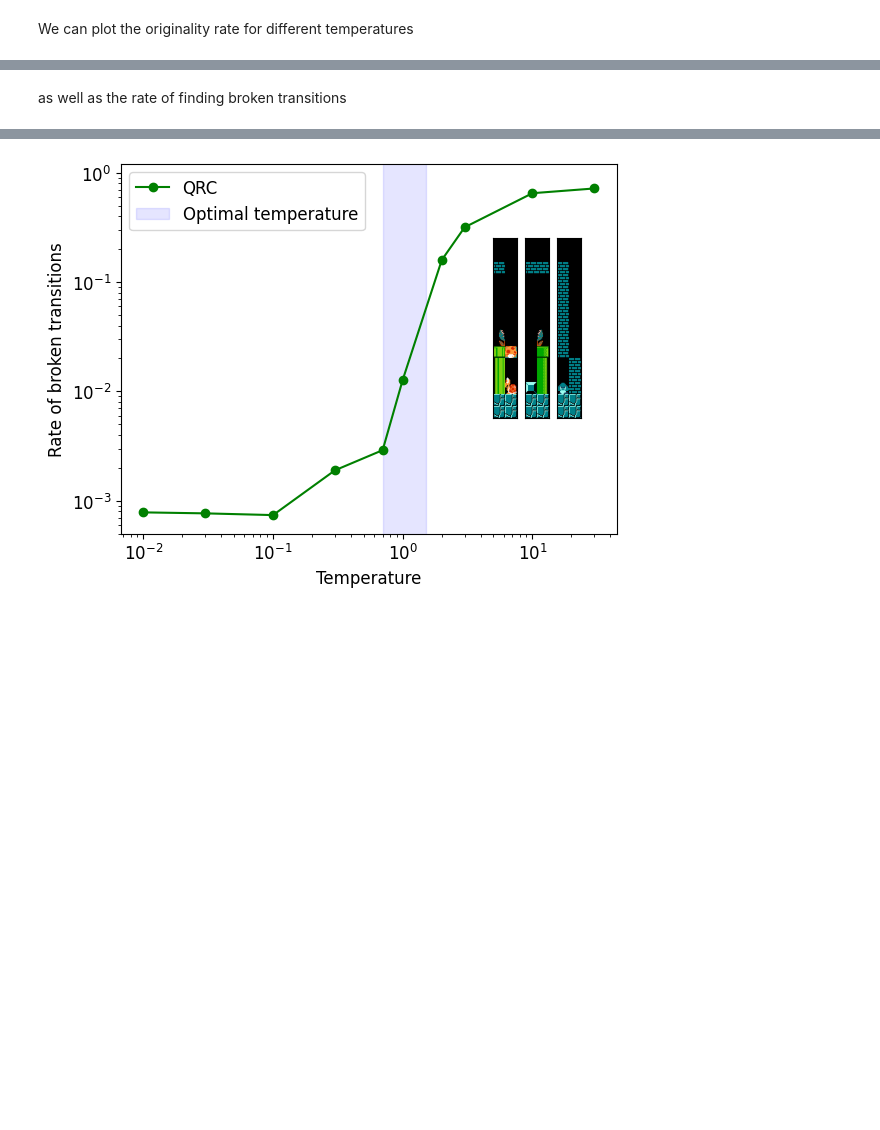
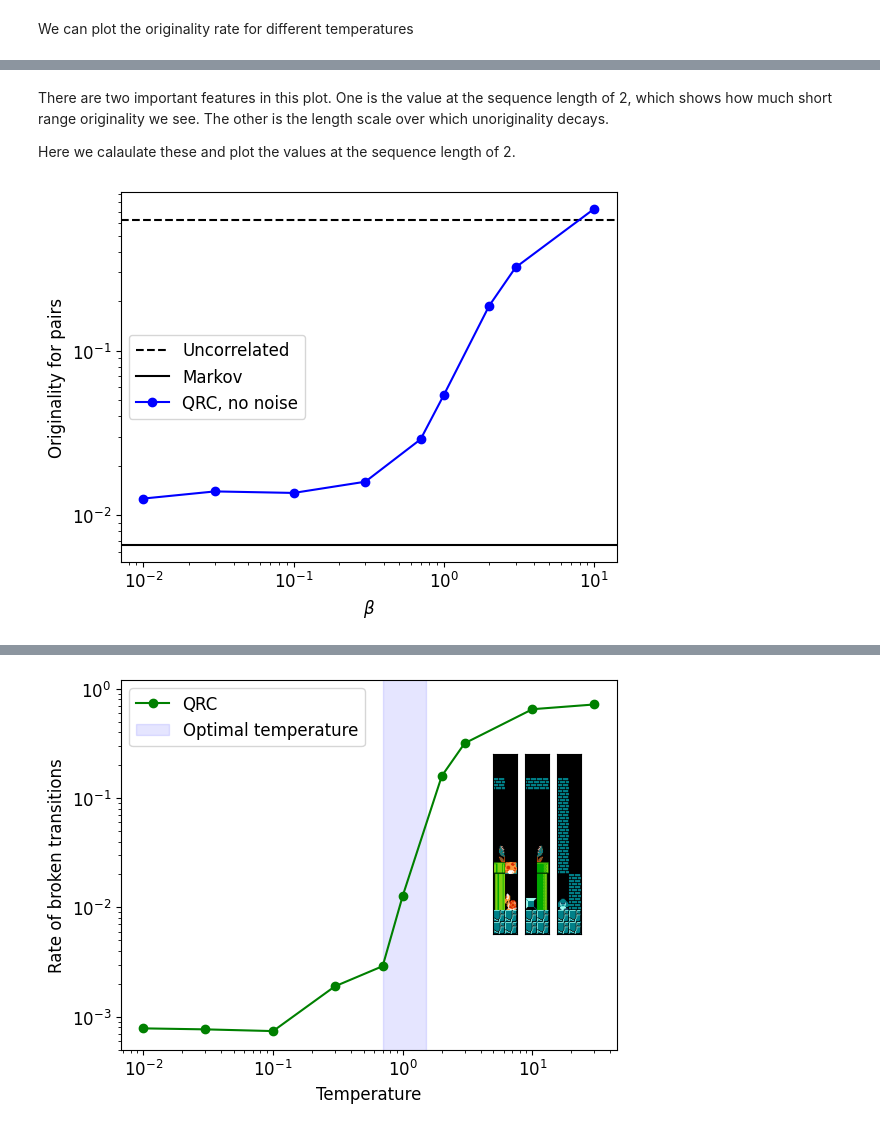
Before and after one commit to moth-quantum/OpenData, a Jupyter notebook: Level_Generation_with_Quantum_Reservoir_Computing/data.ipynb, the cells around one changed output, grey strips where cells are left out. Drawn from its saved outputs; the diff is of its cells as text; code cells hidden in the pictures; blank space fills up the shorter version.

```diff
--- a/Level_Generation_with_Quantum_Reservoir_Computing/data.ipynb
+++ b/Level_Generation_with_Quantum_Reservoir_Computing/data.ipynb
@@ -579,2 +579,36 @@ plt.show()
-# %% [markdown]
-as well as the rate of finding broken transitions
+# %% [markdown]
+There are two important features in this plot. One is the value at the sequence length of 2, which shows how much short range originality we see. The other is the length scale over which unoriginality decays.
+
+Here we calaulate these and plot the values at the sequence length of 2.
+# %%
+s = 2
+
+val2 = {}
+length = [{},{}]
+for b in range(11):
+    if b<2:
+        beta = ['Uncorrelated', 'Markov'][b]
+    else:
+        beta = beta_list[b-2]
+        val2[beta] = originality[b][s]
+
+    y = []
+    x = []
+    for key, val in originality[b].items():
+        if val<1:
+            x.append(key)
+            y.append(1-val)
+    length[int(type(beta) is str)][beta] = -np.polyfit(np.log(y), x, 1)[0]
+
+plt.axhline(y=originality[0][s], color='black', linestyle='--', label='Uncorrelated')
+plt.axhline(y=originality[1][s], color='black', linestyle='-', label='Markov')
+plt.plot(val2.keys(),val2.values(),'o-',label="QRC, no noise",color='blue')
+
+plt.legend()
+plt.loglog()
+plt.ylabel("Originality for pairs")
+plt.xlabel("$\\beta$")
+plt.savefig("./Figures/originality_pairs.png",dpi=300)
+plt.show()
+# %% [output]
+[figure, added]
```
Also changed, not shown: parts of 17 cells of this notebook, 7 other files.
